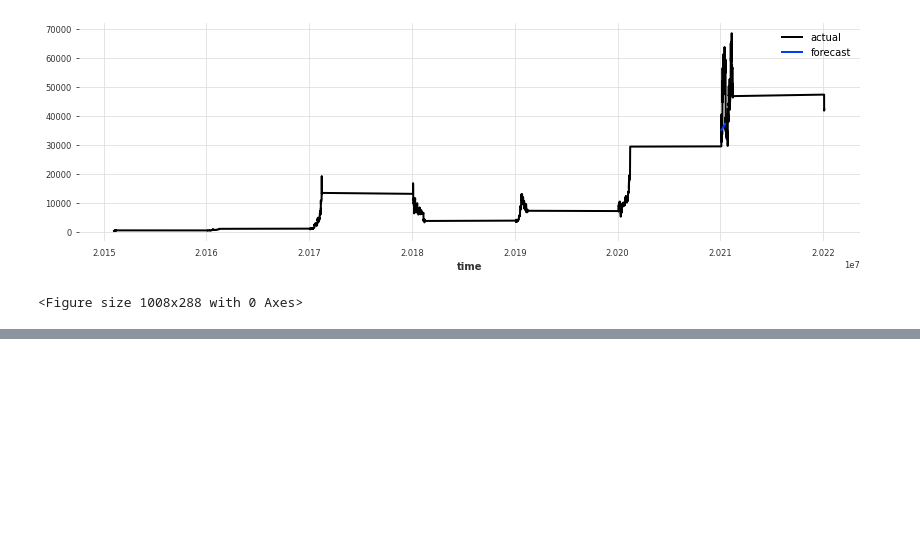
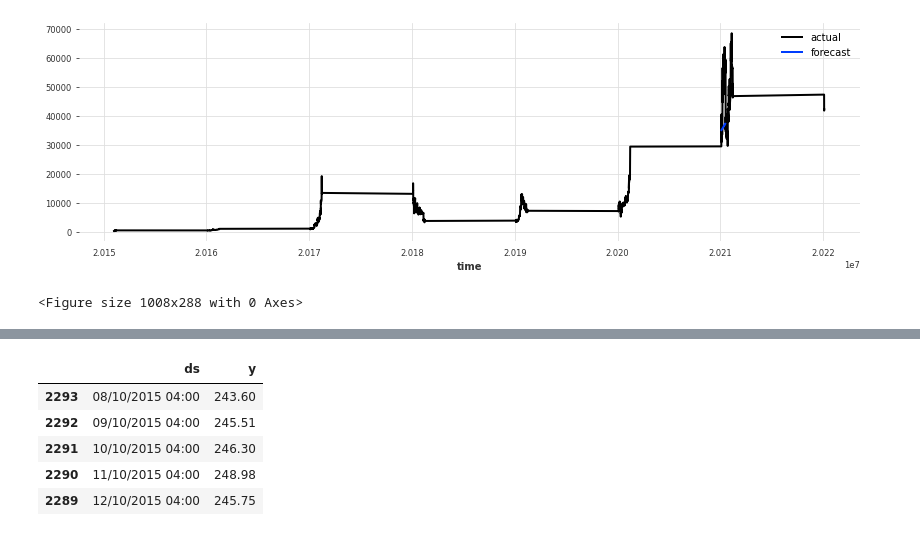
Before and after one commit to JonathanSuryadiputra/datascience-ca1, a Jupyter notebook: chiieong/CA.ipynb, the cells around one changed output, grey strips where cells are left out. Saved outputs shown, nothing was run; the diff lists cells and outputs as text; code cells hidden in the pictures; blank space fills up the shorter version.

```diff
--- a/chiieong/CA.ipynb
+++ b/chiieong/CA.ipynb
@@ -124,3 +117,3 @@ df = df[::-1]
 # %%
-df['Close']
+df.head()
 # %% [output]
@@ -139,0 +120,6 @@ Name: Close, Length: 2294, dtype: float64
+|  | ds | y |
+| 2293 | 08/10/2015 04:00 | 243.60 |
+| 2292 | 09/10/2015 04:00 | 245.51 |
+| 2291 | 10/10/2015 04:00 | 246.30 |
+| 2290 | 11/10/2015 04:00 | 248.98 |
+| 2289 | 12/10/2015 04:00 | 245.75 |
```
Also changed, not shown: parts of 17 cells of this notebook.
